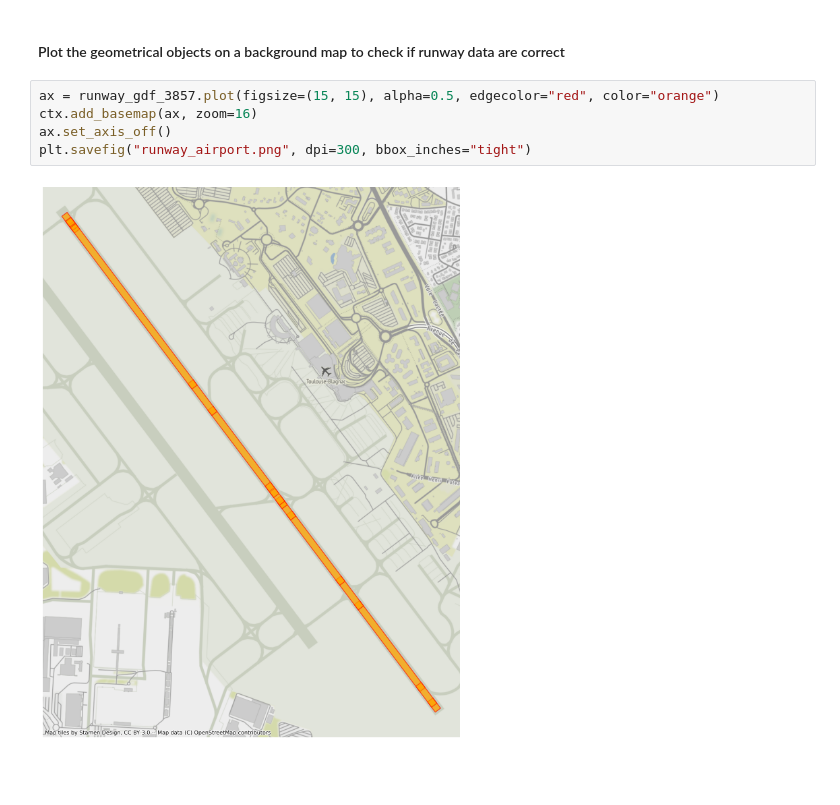
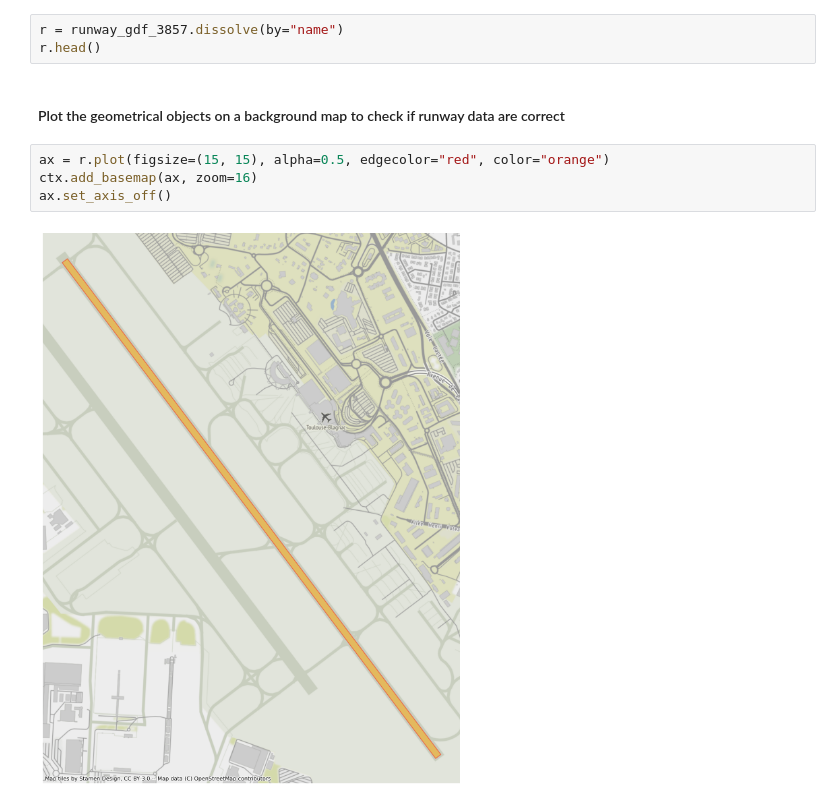
Before and after one commit to thomasdubdub/airports-osm, a Jupyter notebook: demo_airport_runway.ipynb, the cells around one changed output. Drawn from its saved outputs; the diff is of its cells as text; blank space fills up the shorter version.

Commit message:
aggregation of polygons to form runway

```diff
--- a/demo_airport_runway.ipynb
+++ b/demo_airport_runway.ipynb
@@ -97,9 +99,11 @@ runway_gdf_3857.head()
+# %%
+r = runway_gdf_3857.dissolve(by="name")
+r.head()
 # %% [markdown]
 #### Plot the geometrical objects on a background map to check if runway data are correct
 # %%
-ax = runway_gdf_3857.plot(figsize=(15, 15), alpha=0.5, edgecolor="red", color="orange")
+ax = r.plot(figsize=(15, 15), alpha=0.5, edgecolor="red", color="orange")
 ctx.add_basemap(ax, zoom=16)
 ax.set_axis_off()
-plt.savefig("runway_airport.png", dpi=300, bbox_inches="tight")
 # %% [output]
-[figure, old version]
+[figure, new version]
```
Also changed, not shown: parts of 1 cell of this notebook.
